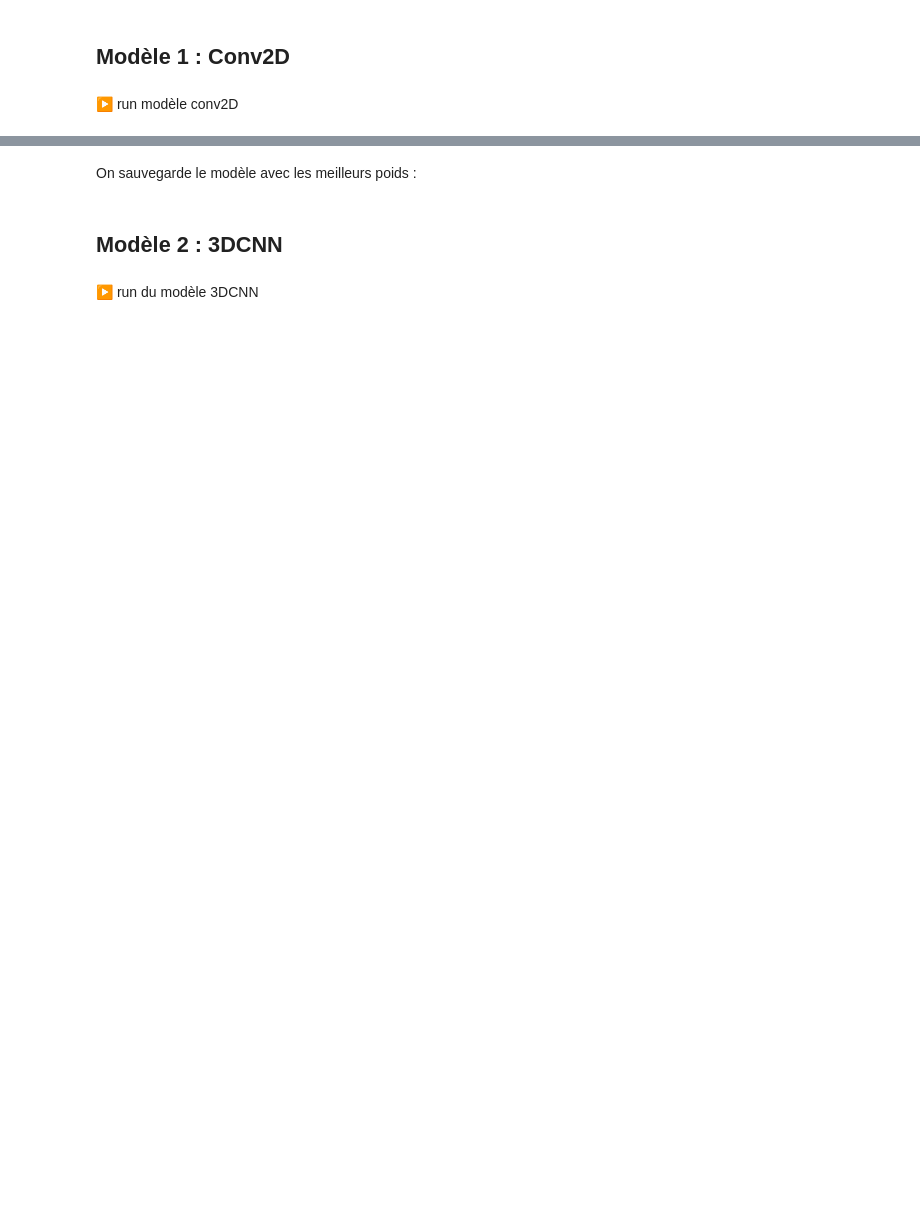
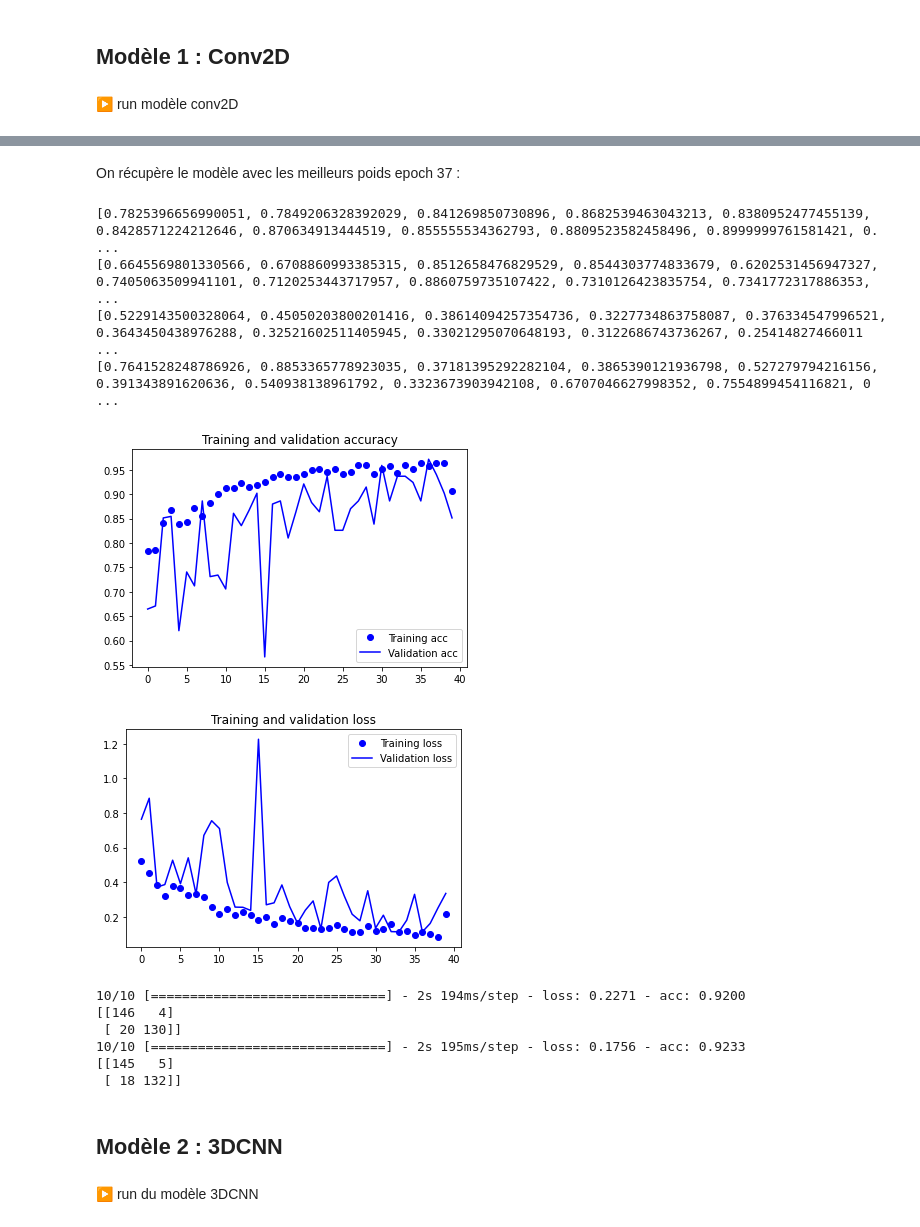
Before and after one commit to quent1fvr/Infection_pulmonaire, a Jupyter notebook: model.ipynb, the cells around one changed output, grey strips where cells are left out. Drawn from its saved outputs; the diff is of its cells as text; code cells hidden in the pictures; blank space fills up the shorter version.

```diff
--- a/model.ipynb
+++ b/model.ipynb
@@ -234,10 +251,18 @@ my_callbacks = [
     tensorflow.keras.callbacks.EarlyStopping(
         monitor = 'val_acc',
         min_delta = 0,
-        patience = 10,
+        patience = 15,
         verbose = 1,
         restore_best_weights = True),
-    tensorflow.keras.callbacks.ModelCheckpoint(filepath='/tmp/myModel1.h5')
+    tensorflow.keras.callbacks.ModelCheckpoint(filepath='/tmp/myModel2D.h5')
 ]
+# %%
+model2D = action_model2D(INSHAPE, nbout=1)
+optimizer = tensorflow.keras.optimizers.Adam(0.001)
+model2D.compile(
+    optimizer,
+    'binary_crossentropy',
+    metrics=['acc']
+)
 # %%
-model.fit(Data, Y, epochs=EPOCH, validation_split=0.2, batch_size=BS, callbacks=my_callbacks)
+model2D.fit(Data, Y, epochs=EPOCH, validation_split=0.2, batch_size=BS, callbacks=my_callbacks)
@@ -244,6 +288,13 @@ model.fit(Data, Y, epochs=EPOCH, validation_split=0.2, batch_size=BS, callbacks=
 # %% [markdown]
-On sauvegarde le modèle avec les meilleurs poids :
+On récupère le modèle avec les meilleurs poids epoch 37 :
 # %%
-model.load_weights("/tmp/myModel1.h5")
+model2D_saved = model2D.load_weights("/tmp/myModel2D.h5")
 # %%
-visualisation()
+visualisation(model2D)
+# %% [output]
+[0.7825396656990051, 0.7849206328392029, 0.841269850730896, 0.8682539463043213, 0.8380952477455139, 0.8428571224212646, 0.870634913444519, 0.855555534362793, 0.8809523582458496, 0.8999999761581421, 0. ...
+[0.6645569801330566, 0.6708860993385315, 0.8512658476829529, 0.8544303774833679, 0.6202531456947327, 0.7405063509941101, 0.7120253443717957, 0.8860759735107422, 0.7310126423835754, 0.7341772317886353, ...
+[0.5229143500328064, 0.45050203800201416, 0.38614094257354736, 0.3227734863758087, 0.376334547996521, 0.3643450438976288, 0.32521602511405945, 0.33021295070648193, 0.3122686743736267, 0.25414827466011 ...
+[0.7641528248786926, 0.8853365778923035, 0.37181395292282104, 0.3865390121936798, 0.527279794216156, 0.391343891620636, 0.540938138961792, 0.3323673903942108, 0.6707046627998352, 0.7554899454116821, 0 ...
+[figure, added]
+[figure, added]
@@ -252,3 +301,12 @@ evaluation(50, 10)
+# %%
+evaluation(150,2,model2D)
+# %% [output]
+10/10 [==============================] - 2s 194ms/step - loss: 0.2271 - acc: 0.9200
+[[146   4]
+ [ 20 130]]
+10/10 [==============================] - 2s 195ms/step - loss: 0.1756 - acc: 0.9233
+[[145   5]
+ [ 18 132]]
 # %% [markdown]
 ## Modèle 2 : 3DCNN
 # %% [markdown]
```
Also changed, not shown: parts of 50 cells of this notebook.
